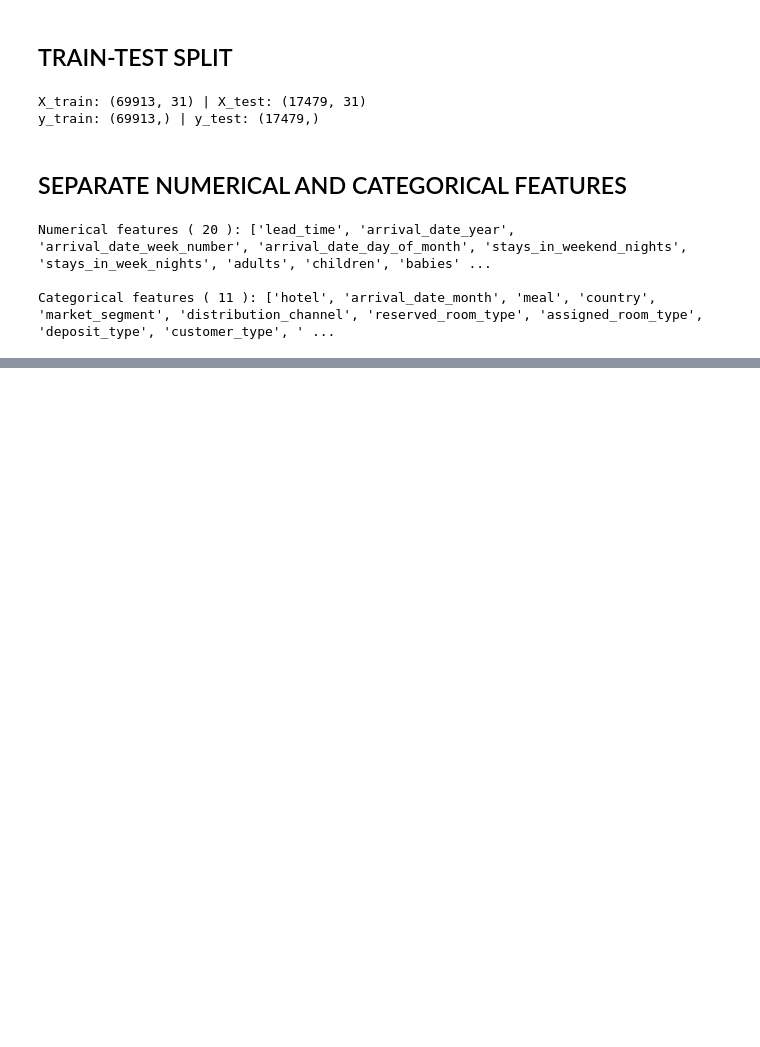
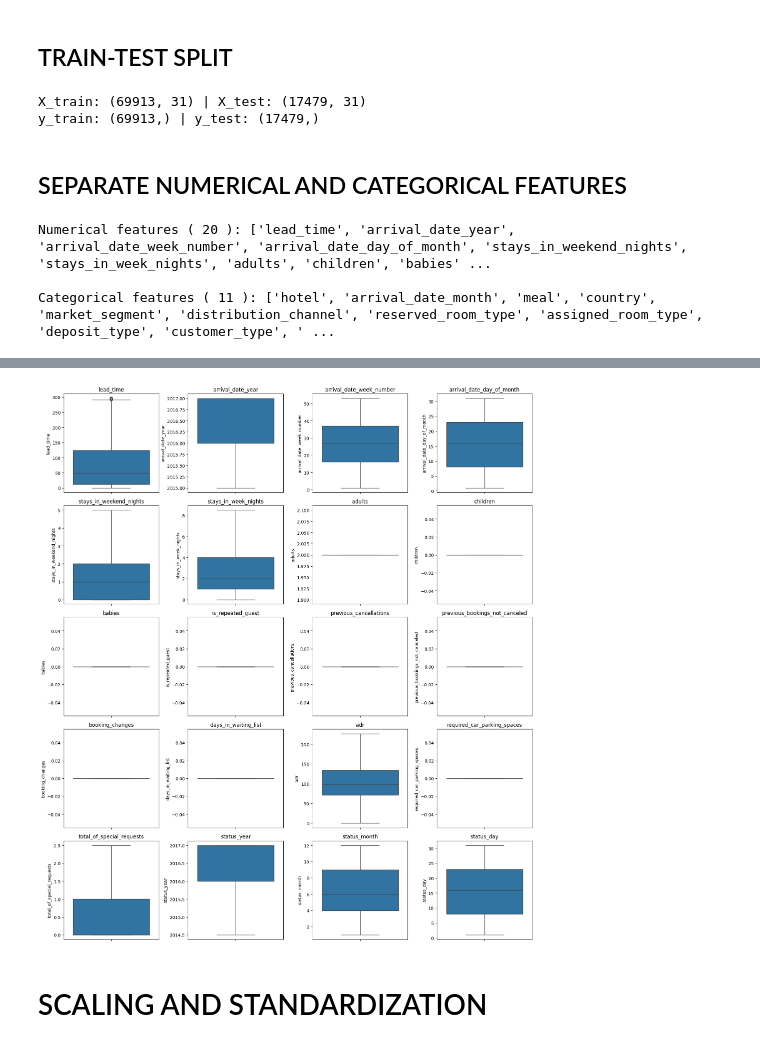
Before and after one commit to Arya-rb/hotel-bookings-eda-and-preprocessing, a Jupyter notebook: Hotel_booking_section1.ipynb, the cells around one changed output, grey strips where cells are left out. Cells and saved outputs as stored; diff of their text form; code cells hidden in the pictures; blank space fills up the shorter version.

```diff
--- a/Hotel_booking_section1.ipynb
+++ b/Hotel_booking_section1.ipynb
@@ -438,0 +553,12 @@ Categorical features ( 11 ): ['hotel', 'arrival_date_month', 'meal', 'country',
+# %%
+plt.figure(figsize=(16, 18))
+for i, col in enumerate(numerical_cols, 1):
+    plt.subplot(5, 4, i)
+    sns.boxplot(X_test_num_imp[col])
+    plt.title(col)
+plt.tight_layout()
+plt.show()
+# %% [output]
+[figure, added]
+# %% [markdown]
+# SCALING AND STANDARDIZATION
```
Also changed, not shown: parts of 14 cells of this notebook.
